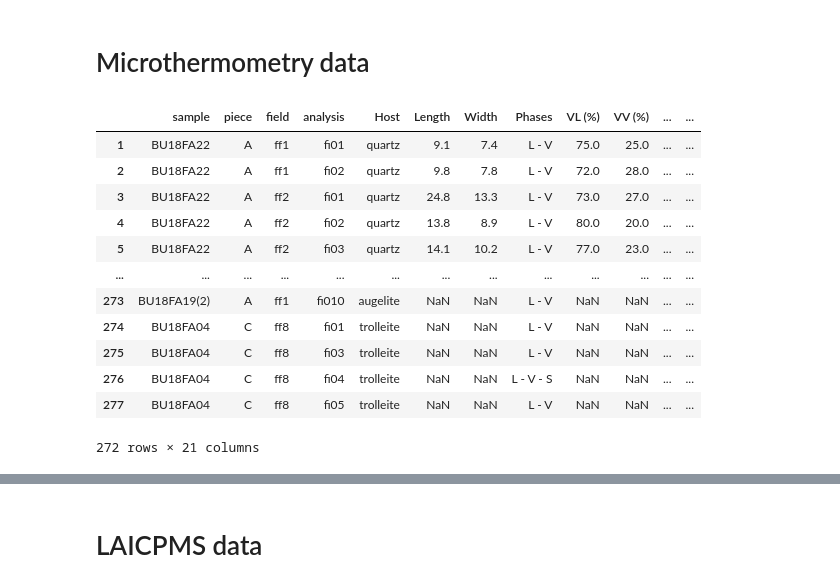
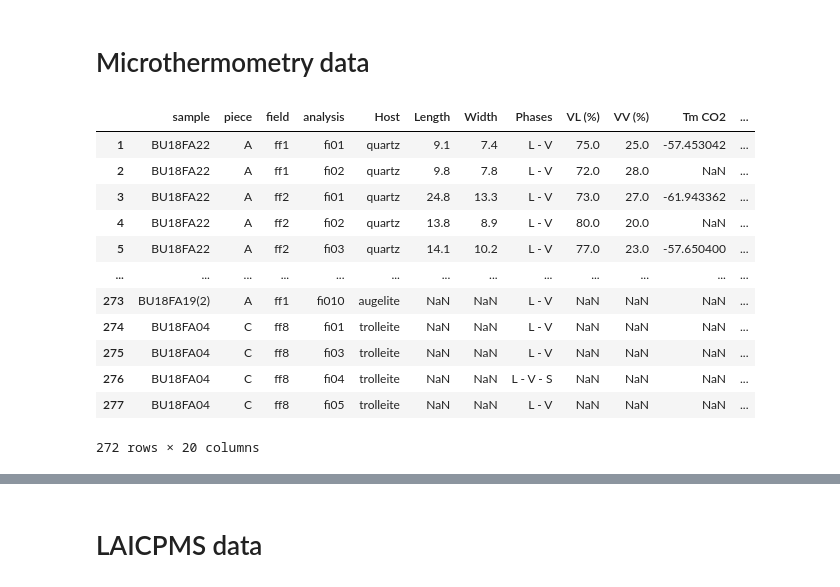
Before and after one commit to thembubbles/Buranga_magmatic-hydrothermal_transition, a Jupyter notebook: Scripts/processing_FI_all_data.ipynb, the cells around one changed output, grey strips where cells are left out. Cells and saved outputs as stored; diff of their text form; code cells hidden in the pictures.

```diff
--- a/Scripts/processing_FI_all_data.ipynb
+++ b/Scripts/processing_FI_all_data.ipynb
@@ -8,32 +8,22 @@ The many datasets are processed by their respective scripts, outside this notebo
 # ---------------- processing FI data from raw data to combined database
 
 # --- import modules
-# import time
-# import math
-# import random
-
 import os
 import glob
 
 import pandas as pd
 import numpy as np # For data manipulation
-# import scipy # For data manipulation
 
-import matplotlib.pyplot as plt # For doing the plots
-import plotly.express as px
-# import plotly.graph_objects as go
-
-# import rampy as rp
-
-# import lmfit
-# from lmfit.models import GaussianModel
+import matplotlib.pyplot as plt # For plotting
+import plotly.express as px #For plotting
 
 
 # --- set working directory
+os.chdir("..") #move wd to one folder up of the script path
 
-data_dir = "C:/Users/u0125722/OneDrive - KU Leuven/Buranga/_Article3-MH_transition/"
+root_dir = os.getcwd() #save the current workind directory (one folder up to the script) as root directory
 
-base_dir = "C:/Users/u0125722/OneDrive - KU Leuven/Buranga/"
-Raman_dir = '_Article3-MH_transition/Raman/processed/'
-LA_dir = 'LA-ICP-MS/output/'
-Termo_dir = 'Microthermometry/_output/'
+# set specific directories for each analytical dataset
+Termo_dir = root_dir + "/Data/2-microthermometry/"
+Raman_dir = root_dir + "/Data/3-Raman/"
+LA_dir = root_dir + "/Data/4-LAICPMS/"
@@ -83,29 +32,27 @@ Index(['sample', 'piece', 'field', 'analysis', 'XCO2(mol%)', 'XN2(mol%)',
 # %%
 # --- create dataframe from csv file using pandas import command
 
-df_thermo = pd.read_csv(base_dir + Termo_dir + "Buranga_microthermometry_processed.csv",
+df_thermo = pd.read_csv(Termo_dir + 'Buranga_FI_microthermometry_processed.csv',
                     encoding = "ANSI",
                    index_col = 0)
 
 df_thermo = df_thermo.rename(columns={"FI": "analysis"})
 
 df_thermo['field'] = df_thermo['field'].astype(str).replace(('FF'),('ff'),regex=True)
 df_thermo['analysis'] = 'fi0' + df_thermo['analysis'].astype(str)
 
-df_thermo = df_thermo.drop(columns=['Type','Symbol'])
-
 df_thermo
 # %% [output]
-|  | sample | piece | field | analysis | Host | Length | Width | Phases | VL (%) | VV (%) | ... | ... |
-| 1 | BU18FA22 | A | ff1 | fi01 | quartz | 9.1 | 7.4 | L - V | 75.0 | 25.0 | ... | ... |
-| 2 | BU18FA22 | A | ff1 | fi02 | quartz | 9.8 | 7.8 | L - V | 72.0 | 28.0 | ... | ... |
-| 3 | BU18FA22 | A | ff2 | fi01 | quartz | 24.8 | 13.3 | L - V | 73.0 | 27.0 | ... | ... |
-| 4 | BU18FA22 | A | ff2 | fi02 | quartz | 13.8 | 8.9 | L - V | 80.0 | 20.0 | ... | ... |
-| 5 | BU18FA22 | A | ff2 | fi03 | quartz | 14.1 | 10.2 | L - V | 77.0 | 23.0 | ... | ... |
+|  | sample | piece | field | analysis | Host | Length | Width | Phases | VL (%) | VV (%) | Tm CO2 | ... |
+| 1 | BU18FA22 | A | ff1 | fi01 | quartz | 9.1 | 7.4 | L - V | 75.0 | 25.0 | -57.453042 | ... |
+| 2 | BU18FA22 | A | ff1 | fi02 | quartz | 9.8 | 7.8 | L - V | 72.0 | 28.0 | NaN | ... |
+| 3 | BU18FA22 | A | ff2 | fi01 | quartz | 24.8 | 13.3 | L - V | 73.0 | 27.0 | -61.943362 | ... |
+| 4 | BU18FA22 | A | ff2 | fi02 | quartz | 13.8 | 8.9 | L - V | 80.0 | 20.0 | NaN | ... |
+| 5 | BU18FA22 | A | ff2 | fi03 | quartz | 14.1 | 10.2 | L - V | 77.0 | 23.0 | -57.650400 | ... |
 | ... | ... | ... | ... | ... | ... | ... | ... | ... | ... | ... | ... | ... |
-| 273 | BU18FA19(2) | A | ff1 | fi010 | augelite | NaN | NaN | L - V | NaN | NaN | ... | ... |
-| 274 | BU18FA04 | C | ff8 | fi01 | trolleite | NaN | NaN | L - V | NaN | NaN | ... | ... |
-| 275 | BU18FA04 | C | ff8 | fi03 | trolleite | NaN | NaN | L - V | NaN | NaN | ... | ... |
-| 276 | BU18FA04 | C | ff8 | fi04 | trolleite | NaN | NaN | L - V - S | NaN | NaN | ... | ... |
-| 277 | BU18FA04 | C | ff8 | fi05 | trolleite | NaN | NaN | L - V | NaN | NaN | ... | ... |
+| 273 | BU18FA19(2) | A | ff1 | fi010 | augelite | NaN | NaN | L - V | NaN | NaN | NaN | ... |
+| 274 | BU18FA04 | C | ff8 | fi01 | trolleite | NaN | NaN | L - V | NaN | NaN | NaN | ... |
+| 275 | BU18FA04 | C | ff8 | fi03 | trolleite | NaN | NaN | L - V | NaN | NaN | NaN | ... |
+| 276 | BU18FA04 | C | ff8 | fi04 | trolleite | NaN | NaN | L - V - S | NaN | NaN | NaN | ... |
+| 277 | BU18FA04 | C | ff8 | fi05 | trolleite | NaN | NaN | L - V | NaN | NaN | NaN | ... |
-272 rows × 21 columns
+272 rows × 20 columns
```
Also changed, not shown: parts of 38 cells of this notebook, 9 other files.
